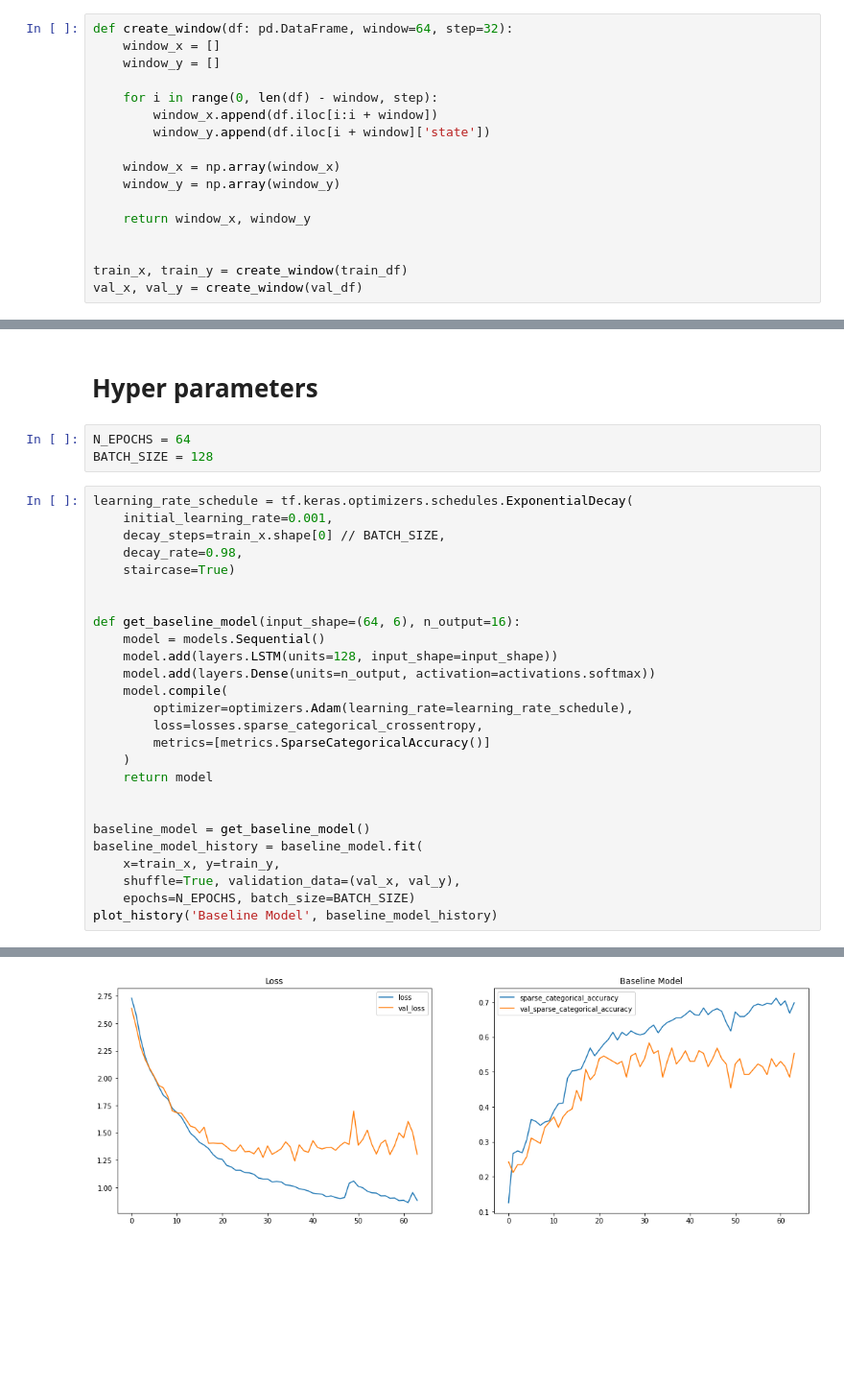
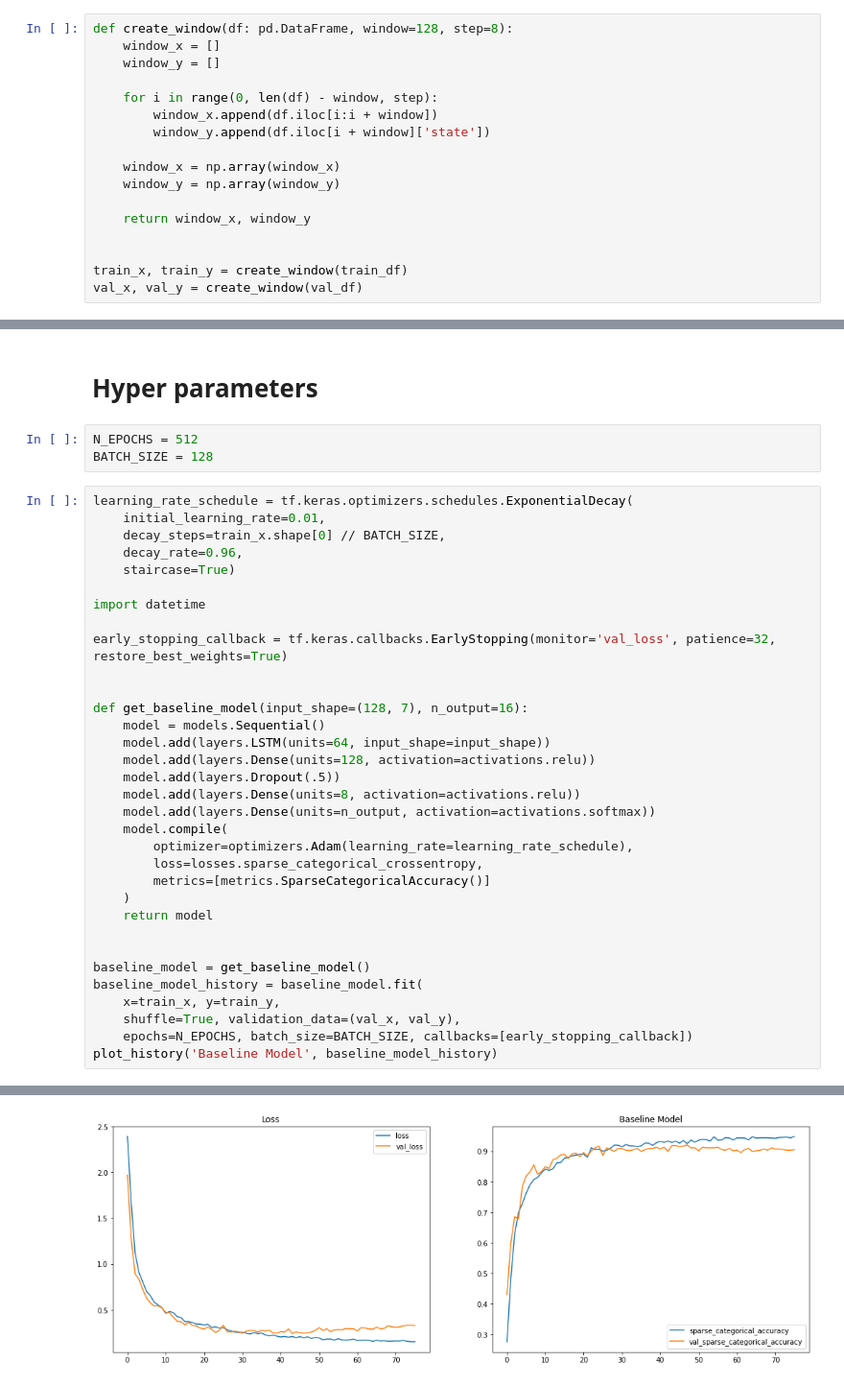
Before and after one commit to DafaWiratama/Project-Latansa-Human_Activity_Recognition, a Jupyter notebook: python/notebook.ipynb, the cells around one changed output, grey strips where cells are left out. Shown at 96% size. Drawn from its saved outputs; the diff is of its cells as text; blank space fills up the shorter version.

```diff
--- a/python/notebook.ipynb
+++ b/python/notebook.ipynb
@@ -100,7 +130,7 @@ ax[1, 2].set_title("Gyroscope Z")
 Text(0.5, 1.0, 'Gyroscope Z')
 [figure]
 # %%
-def create_window(df: pd.DataFrame, window=64, step=32):
+def create_window(df: pd.DataFrame, window=128, step=8):
     window_x = []
     window_y = []
 
@@ -152,19 +182,26 @@ def plot_history(title: str, history):
 # %% [markdown]
 # Hyper parameters
 # %%
-N_EPOCHS = 64
+N_EPOCHS = 512
 BATCH_SIZE = 128
 # %%
 learning_rate_schedule = tf.keras.optimizers.schedules.ExponentialDecay(
-    initial_learning_rate=0.001,
+    initial_learning_rate=0.01,
     decay_steps=train_x.shape[0] // BATCH_SIZE,
-    decay_rate=0.98,
+    decay_rate=0.96,
     staircase=True)
 
+import datetime
 
-def get_baseline_model(input_shape=(64, 6), n_output=16):
+early_stopping_callback = tf.keras.callbacks.EarlyStopping(monitor='val_loss', patience=32, restore_best_weights=True)
+
+
+def get_baseline_model(input_shape=(128, 7), n_output=16):
     model = models.Sequential()
-    model.add(layers.LSTM(units=128, input_shape=input_shape))
+    model.add(layers.LSTM(units=64, input_shape=input_shape))
+    model.add(layers.Dense(units=128, activation=activations.relu))
+    model.add(layers.Dropout(.5))
+    model.add(layers.Dense(units=8, activation=activations.relu))
     model.add(layers.Dense(units=n_output, activation=activations.softmax))
     model.compile(
         optimizer=optimizers.Adam(learning_rate=learning_rate_schedule),
@@ -178,6 +215,6 @@ baseline_model = get_baseline_model()
 baseline_model_history = baseline_model.fit(
     x=train_x, y=train_y,
     shuffle=True, validation_data=(val_x, val_y),
-    epochs=N_EPOCHS, batch_size=BATCH_SIZE)
+    epochs=N_EPOCHS, batch_size=BATCH_SIZE, callbacks=[early_stopping_callback])
 plot_history('Baseline Model', baseline_model_history)
 # %% [output]
@@ -201 +238 @@ Epoch 64/64
-[figure, old version]
+[figure, new version]
```
Also changed, not shown: parts of 11 cells of this notebook, 3 other files.
